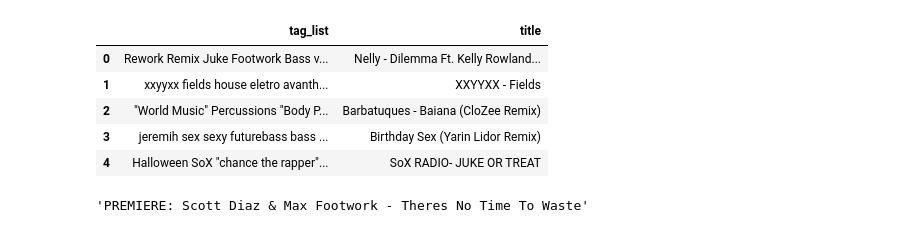
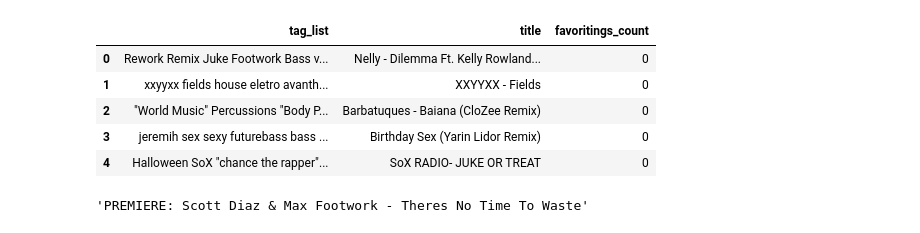
Before and after one commit to 8secz-johndpope/footwork-scraping, a Jupyter notebook: Tracks_Scraper_v1.ipynb, the cells around one changed output. Cells and saved outputs as stored; diff of their text form; code cells hidden in the pictures.

```diff
--- a/Tracks_Scraper_v1.ipynb
+++ b/Tracks_Scraper_v1.ipynb
@@ -69,14 +69,14 @@ result_keys = results[0].keys()
 data = pd.DataFrame(results)
 data = data.drop(columns=['description'])
 # %%
-data.head()[['tag_list', 'title']]
+data.head()[['tag_list', 'title', 'favoritings_count']]
 # %% [output]
-|  | tag_list | title |
-| 0 | Rework Remix Juke Footwork Bass v... | Nelly - Dilemma Ft. Kelly Rowland... |
-| 1 | xxyyxx fields house eletro avanth... | XXYYXX - Fields |
-| 2 | "World Music" Percussions "Body P... | Barbatuques - Baiana (CloZee Remix) |
-| 3 | jeremih sex sexy futurebass bass ... | Birthday Sex (Yarin Lidor Remix) |
-| 4 | Halloween SoX "chance the rapper"... | SoX RADIO- JUKE OR TREAT |
+|  | tag_list | title | favoritings_count |
+| 0 | Rework Remix Juke Footwork Bass v... | Nelly - Dilemma Ft. Kelly Rowland... | 0 |
+| 1 | xxyyxx fields house eletro avanth... | XXYYXX - Fields | 0 |
+| 2 | "World Music" Percussions "Body P... | Barbatuques - Baiana (CloZee Remix) | 0 |
+| 3 | jeremih sex sexy futurebass bass ... | Birthday Sex (Yarin Lidor Remix) | 0 |
+| 4 | Halloween SoX "chance the rapper"... | SoX RADIO- JUKE OR TREAT | 0 |
 # %%
 data['title'][len(data)-1]
 # %% [output]
```
Also changed, not shown: 4 other files.
